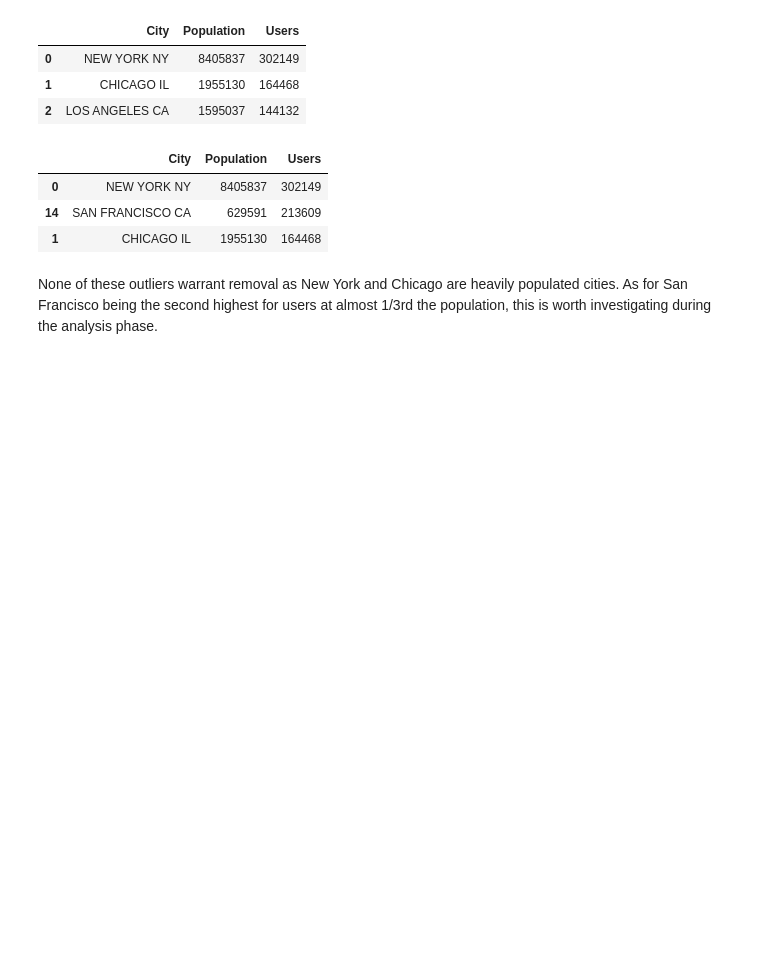
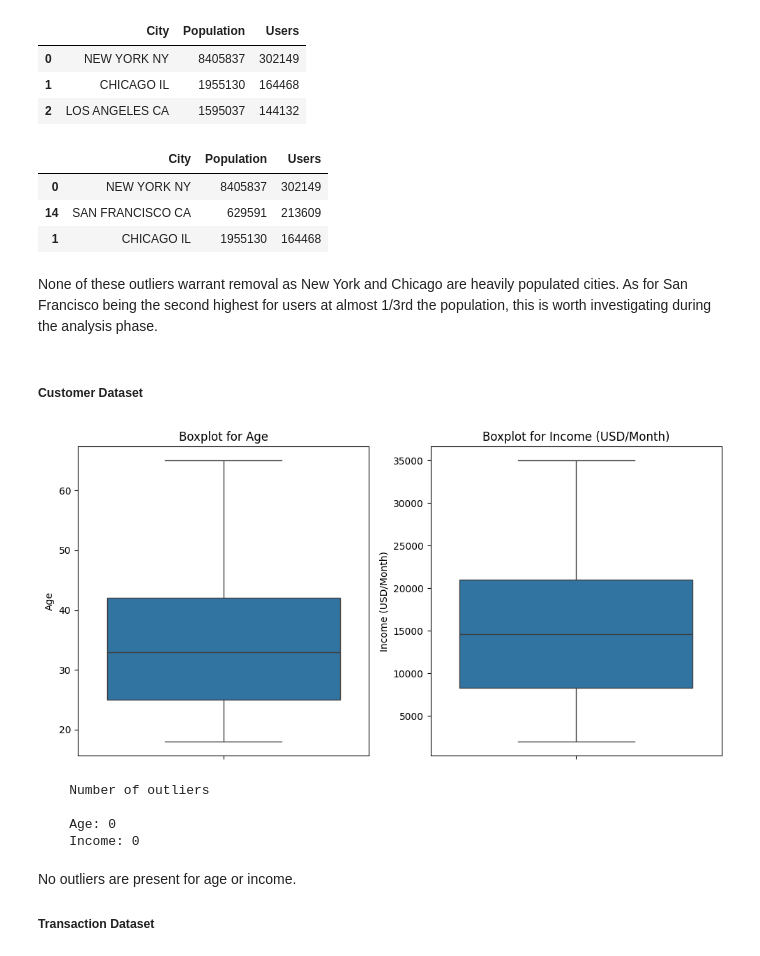
Before and after one commit to matthewiversen/data-glacier-internship, a Jupyter notebook: week-2/notebook.ipynb, the cells around one changed output. Saved outputs shown, nothing was run; the diff lists cells and outputs as text; code cells hidden in the pictures; blank space fills up the shorter version.

```diff
--- a/week-2/notebook.ipynb
+++ b/week-2/notebook.ipynb
@@ -384,3 +384,40 @@ display(top_users)
 | 1 | CHICAGO IL | 1955130 | 164468 |
 # %% [markdown]
 None of these outliers warrant removal as New York and Chicago are heavily populated cities. As for San Francisco being the second highest for users at almost 1/3rd the population, this is worth investigating during the analysis phase.
+# %% [markdown]
+##### Customer Dataset
+# %%
+# Visual Approach
+plt.figure(figsize=(10, 5))
+
+# Boxplot for Age
+plt.subplot(1, 2, 1)
+sb.boxplot(y=customer_data["Age"])
+plt.title("Boxplot for Age")
+
+# Boxplot for Income
+plt.subplot(1, 2, 2)
+sb.boxplot(y=customer_data["Income (USD/Month)"])
+plt.title("Boxplot for Income (USD/Month)")
+
+plt.tight_layout()
+plt.show()
+
+# Statistical Approach
+age_outliers = detect_outliers_iqr(customer_data["Age"])
+income_outliers = detect_outliers_iqr(customer_data["Income (USD/Month)"])
+
+print(f"""
+    Number of outliers\n
+    Age: {len(age_outliers)}
+    Income: {len(income_outliers)}
+""")
+# %% [output]
+[figure, added]
+    Number of outliers
+
+    Age: 0
+    Income: 0
+# %% [markdown]
+No outliers are present for age or income.
+##### Transaction Dataset
```
Also changed, not shown: parts of 8 cells of this notebook.
